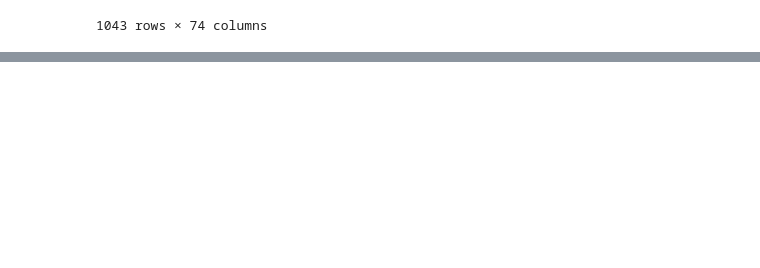
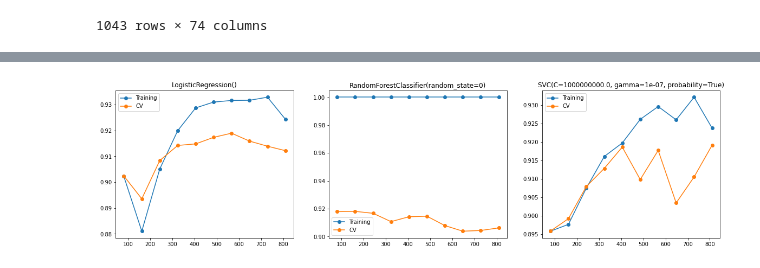
Before and after one commit to gurher/nba-playoff-prediction, a Jupyter notebook: NBA Playoffs.ipynb, the cells around one changed output, grey strips where cells are left out. Drawn from its saved outputs; the diff is of its cells as text; code cells hidden in the pictures; blank space fills up the shorter version.

```diff
--- a/NBA Playoffs.ipynb
+++ b/NBA Playoffs.ipynb
@@ -913,0 +944,20 @@ plt.show()
+# %%
+models = [ LogisticRegression(),\
+           RandomForestClassifier(random_state=0),\
+           SVC(kernel="rbf", C=1e9, gamma=1e-07, probability=True) ]
+
+model = LogisticRegression()
+
+fig, ax = plt.subplots(1,3, figsize=(20,5))
+for i, model in enumerate(models):
+
+    train_sizes, train_score, valid_scores = learning_curve(model, X, y, cv=5,
+                                                            train_sizes = np.linspace(0.1,1.0,10),
+                                                            scoring="f1")
+
+    ax[i].plot(train_sizes, np.mean(train_score, axis=1), 'o-', label='Training')
+    ax[i].plot(train_sizes, np.mean(valid_scores, axis=1), 'o-', label='CV')
+    ax[i].legend()
+    ax[i].set_title(f'{model}')
+# %% [output]
+[figure, added]
```
Also changed, not shown: parts of 32 cells of this notebook.
